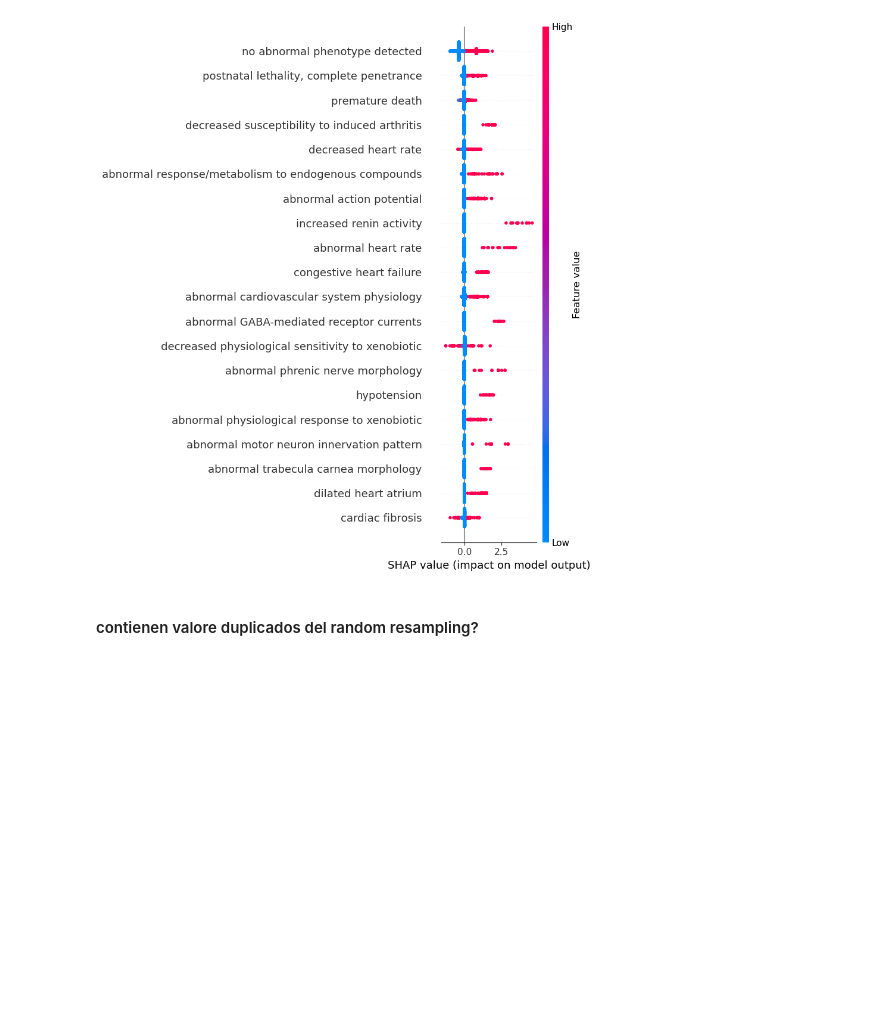
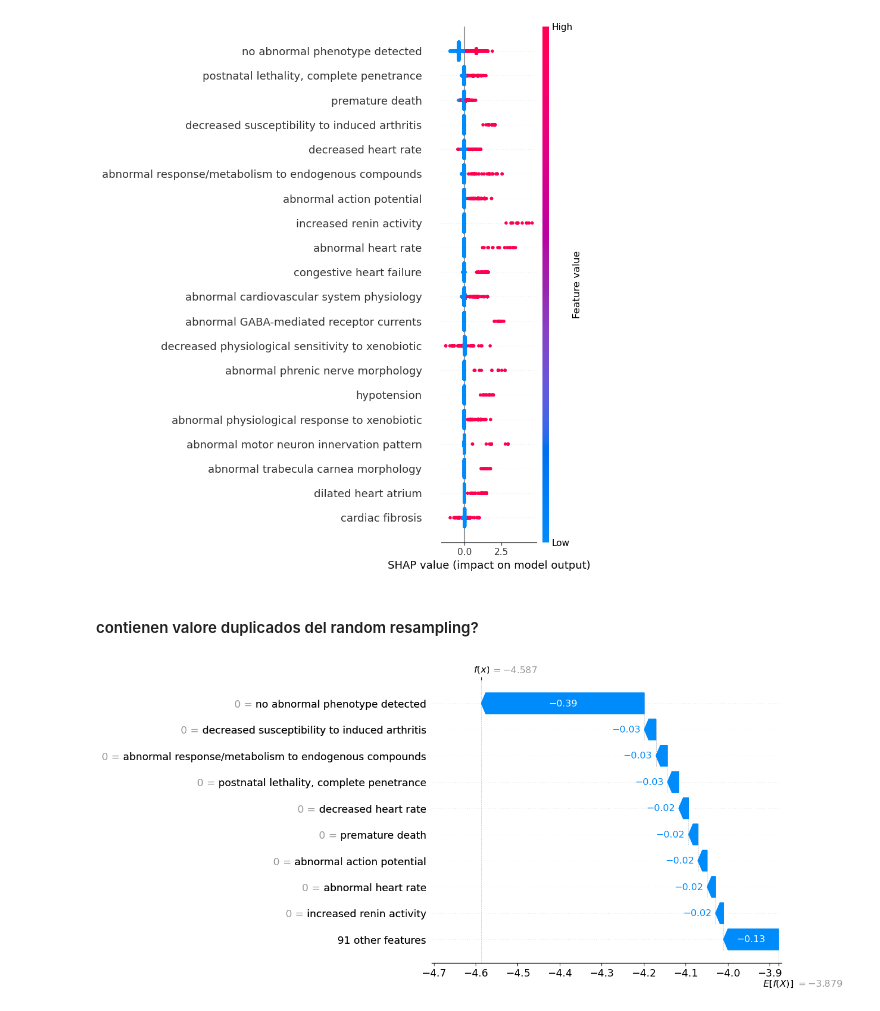
Before and after one commit to Juanmaria-rr/mouseHumanSafety, a Jupyter notebook: src/analysis/Modelling.ipynb, the cells around one changed output. Cells and saved outputs as stored; diff of their text form; code cells hidden in the pictures; blank space fills up the shorter version.

```diff
--- a/src/analysis/Modelling.ipynb
+++ b/src/analysis/Modelling.ipynb
@@ -1156,3 +1206,23 @@ shap.summary_plot(shap_values, X_selected, feature_names=selected_feature_names)
 [figure]
 # %% [markdown]
 #### contienen valore duplicados del random resampling?
+# %%
+import shap
+
+# Explain predictions using SHAP for XGBoost model
+explainer = shap.TreeExplainer(xgb_model)
+shap_values = explainer(X_selected)
+
+# Choose an observation to explain
+observation_index = 0  # Select the first instance, change as needed
+shap_waterfall = shap_values[observation_index]
+
+# Assign the feature names to the SHAP values object for display
+shap_waterfall.feature_names = (
+    selected_feature_names  # Map feature names from SelectKBest
+)
+
+# Generate the waterfall plot
+shap.plots.waterfall(shap_waterfall)
+# %% [output]
+[figure, added]
```
Also changed, not shown: parts of 14 cells of this notebook.
